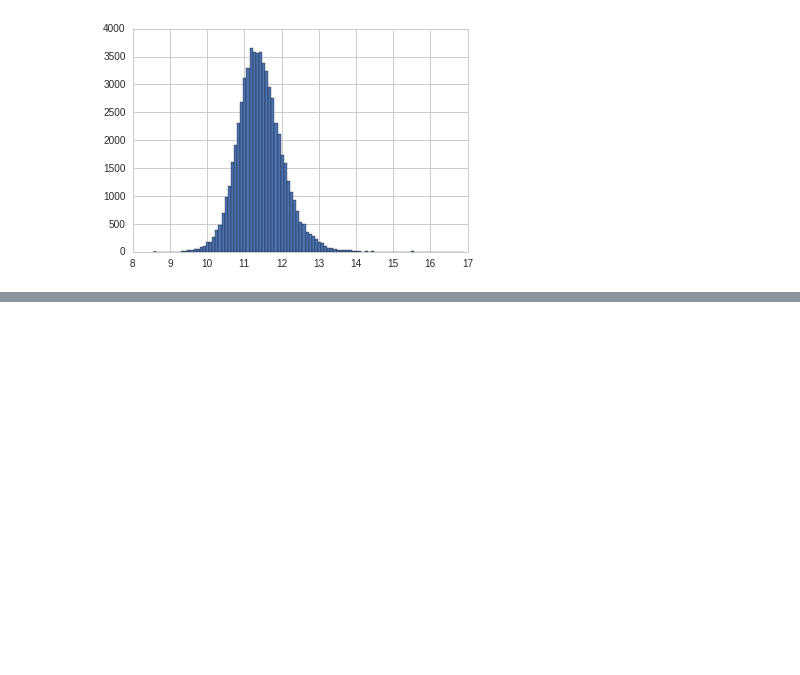
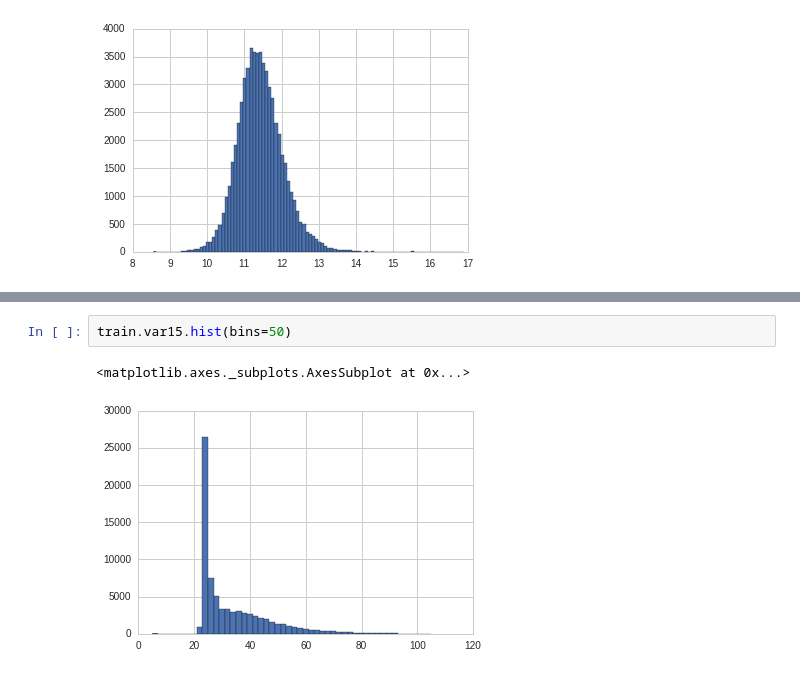
Before and after one commit to hanxlinsist/jupyter_hub, a Jupyter notebook: Santander Customer Satisfaction.ipynb, the cells around one changed output, grey strips where cells are left out. Saved outputs shown, nothing was run; the diff lists cells and outputs as text; blank space fills up the shorter version.

```diff
--- a/Santander Customer Satisfaction.ipynb
+++ b/Santander Customer Satisfaction.ipynb
@@ -158,0 +197,5 @@ plt.show()
+# %%
+train.var15.hist(bins=50)
+# %% [output]
+<matplotlib.axes._subplots.AxesSubplot at 0x...>
+[figure, added]
```
Also changed, not shown: parts of 36 cells of this notebook.
